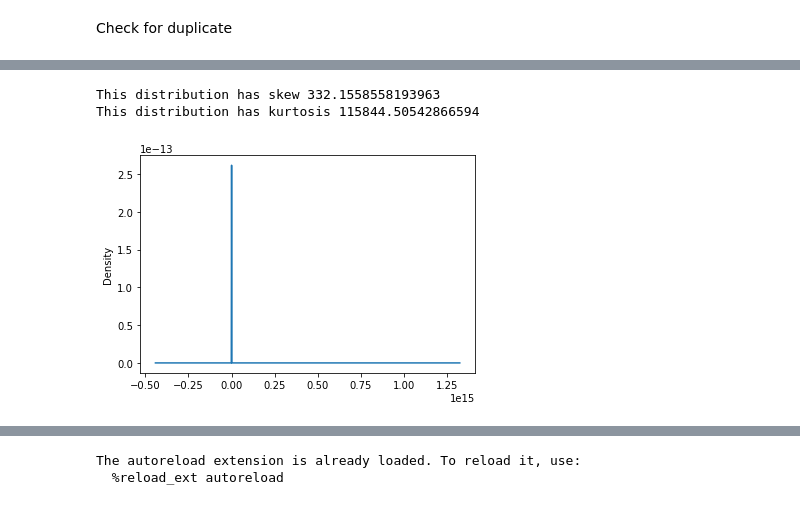
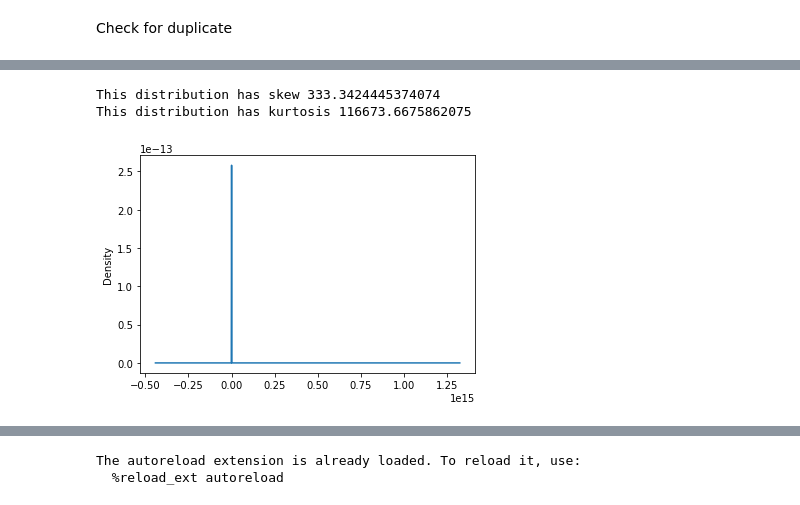
Before and after one commit to jedisam/Telecom-Data-Analysis, a Jupyter notebook: notebooks/userOverview.ipynb, the cells around one changed output, grey strips where cells are left out. Cells and saved outputs as stored; diff of their text form; code cells hidden in the pictures.

```diff
--- a/notebooks/userOverview.ipynb
+++ b/notebooks/userOverview.ipynb
@@ -26,4 +29,7 @@ from overview import Overview
 # %% [markdown]
 Import the Data
 # %%
-df = pd.read_excel('../data/Week1_challenge_data_source.xlsx')
+# df = pd.read_excel('../data/Week1_challenge_data_source.xlsx')
+df_org = pd.read_csv('../data/cleaned_data_outliers.csv')
+# %%
+df = df_org.copy()
@@ -292,8 +283,8 @@ df_c = df.copy()
 # %%
-df['MSISDN/Number'].plot(kind='density')
-print('This distribution has skew', df['MSISDN/Number'].skew())
-print('This distribution has kurtosis', df['MSISDN/Number'].kurt())
+df['msisdn/number'].plot(kind='density')
+print('This distribution has skew', df['msisdn/number'].skew())
+print('This distribution has kurtosis', df['msisdn/number'].kurt())
 # %% [output]
-This distribution has skew 332.1558558193963
-This distribution has kurtosis 115844.50542866594
+This distribution has skew 333.3424445374074
+This distribution has kurtosis 116673.6675862075
-[figure, old version]
+[figure, new version]
```
Also changed, not shown: parts of 76 cells of this notebook, 4 other files.
